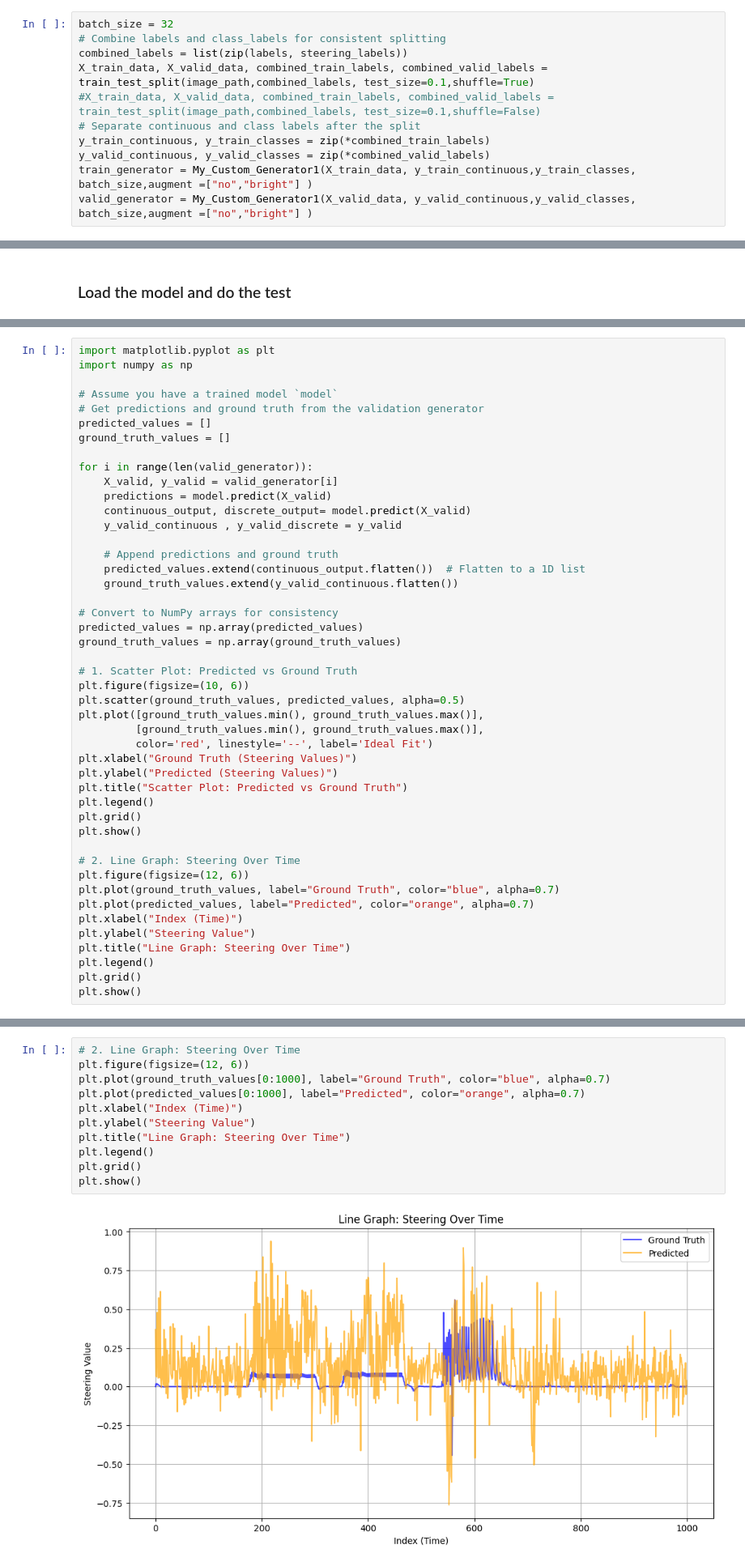
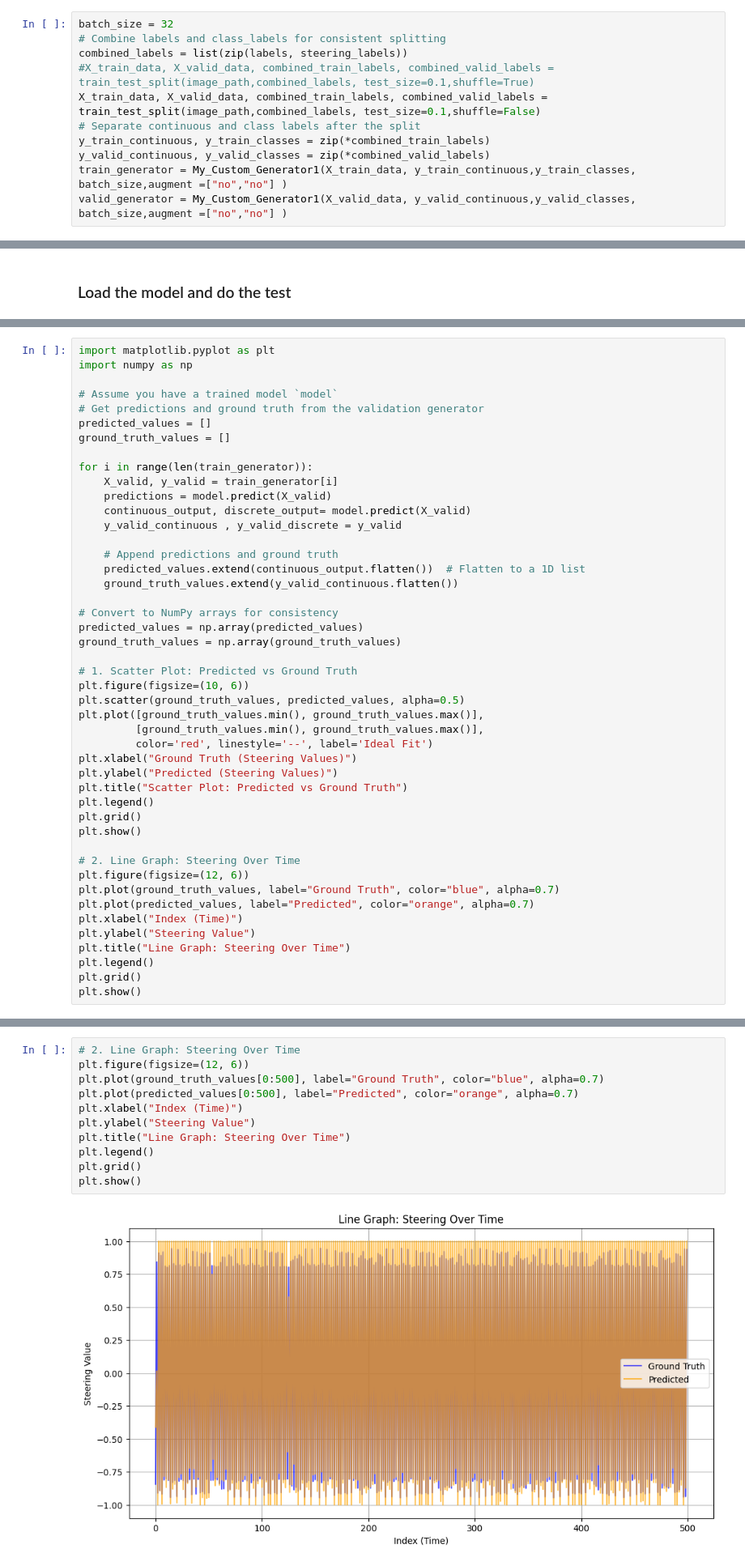
Before and after one commit to ElaheDlv/project-with-aws, a Jupyter notebook: Imitation_learning_training_with_classification.ipynb, the cells around one changed output, grey strips where cells are left out. Shown at 81% size. Drawn from its saved outputs; the diff is of its cells as text.

Commit message:
run with new trained model

```diff
--- a/Imitation_learning_training_with_classification.ipynb
+++ b/Imitation_learning_training_with_classification.ipynb
@@ -229,13 +229,13 @@ class My_Custom_Generator1(keras.utils.Sequence):
 batch_size = 32
 # Combine labels and class_labels for consistent splitting
 combined_labels = list(zip(labels, steering_labels))
-X_train_data, X_valid_data, combined_train_labels, combined_valid_labels = train_test_split(image_path,combined_labels, test_size=0.1,shuffle=True)
-#X_train_data, X_valid_data, combined_train_labels, combined_valid_labels = train_test_split(image_path,combined_labels, test_size=0.1,shuffle=False)
+#X_train_data, X_valid_data, combined_train_labels, combined_valid_labels = train_test_split(image_path,combined_labels, test_size=0.1,shuffle=True)
+X_train_data, X_valid_data, combined_train_labels, combined_valid_labels = train_test_split(image_path,combined_labels, test_size=0.1,shuffle=False)
 # Separate continuous and class labels after the split
 y_train_continuous, y_train_classes = zip(*combined_train_labels)
 y_valid_continuous, y_valid_classes = zip(*combined_valid_labels)
-train_generator = My_Custom_Generator1(X_train_data, y_train_continuous,y_train_classes, batch_size,augment =["no","bright"] )
-valid_generator = My_Custom_Generator1(X_valid_data, y_valid_continuous,y_valid_classes, batch_size,augment =["no","bright"] )
+train_generator = My_Custom_Generator1(X_train_data, y_train_continuous,y_train_classes, batch_size,augment =["no","no"] )
+valid_generator = My_Custom_Generator1(X_valid_data, y_valid_continuous,y_valid_classes, batch_size,augment =["no","no"] )
 # %%
 #### for test with all data
 '''
@@ -586,8 +586,8 @@ import numpy as np
 predicted_values = []
 ground_truth_values = []
 
-for i in range(len(valid_generator)):
-    X_valid, y_valid = valid_generator[i]
+for i in range(len(train_generator)):
+    X_valid, y_valid = train_generator[i]
     predictions = model.predict(X_valid)
     continuous_output, discrete_output= model.predict(X_valid)
     y_valid_continuous , y_valid_discrete = y_valid
@@ -648,16 +648,16 @@ plt.show()
 # %%
 # 2. Line Graph: Steering Over Time
 plt.figure(figsize=(12, 6))
-plt.plot(ground_truth_values[0:1000], label="Ground Truth", color="blue", alpha=0.7)
-plt.plot(predicted_values[0:1000], label="Predicted", color="orange", alpha=0.7)
+plt.plot(ground_truth_values[0:500], label="Ground Truth", color="blue", alpha=0.7)
+plt.plot(predicted_values[0:500], label="Predicted", color="orange", alpha=0.7)
 plt.xlabel("Index (Time)")
 plt.ylabel("Steering Value")
 plt.title("Line Graph: Steering Over Time")
 plt.legend()
 plt.grid()
 plt.show()
 # %% [output]
-[figure, old version]
+[figure, new version]
 # %%
 labels_df['Steering']
 # %%
```
Also changed, not shown: parts of 3 cells of this notebook, 1 other file.
